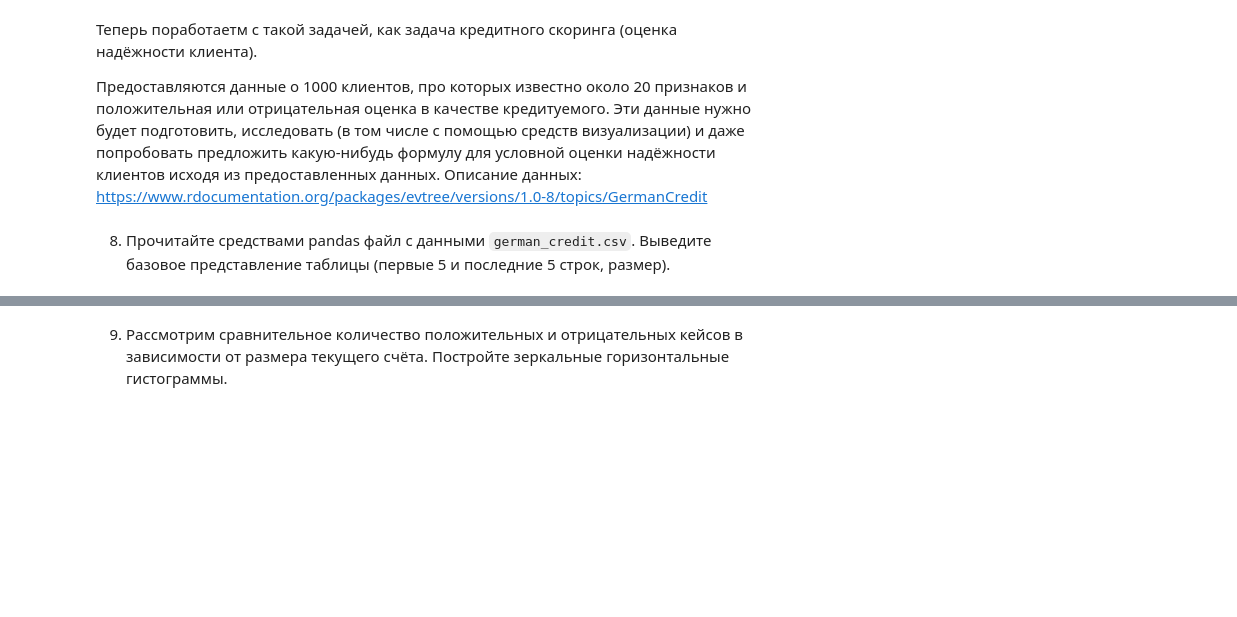
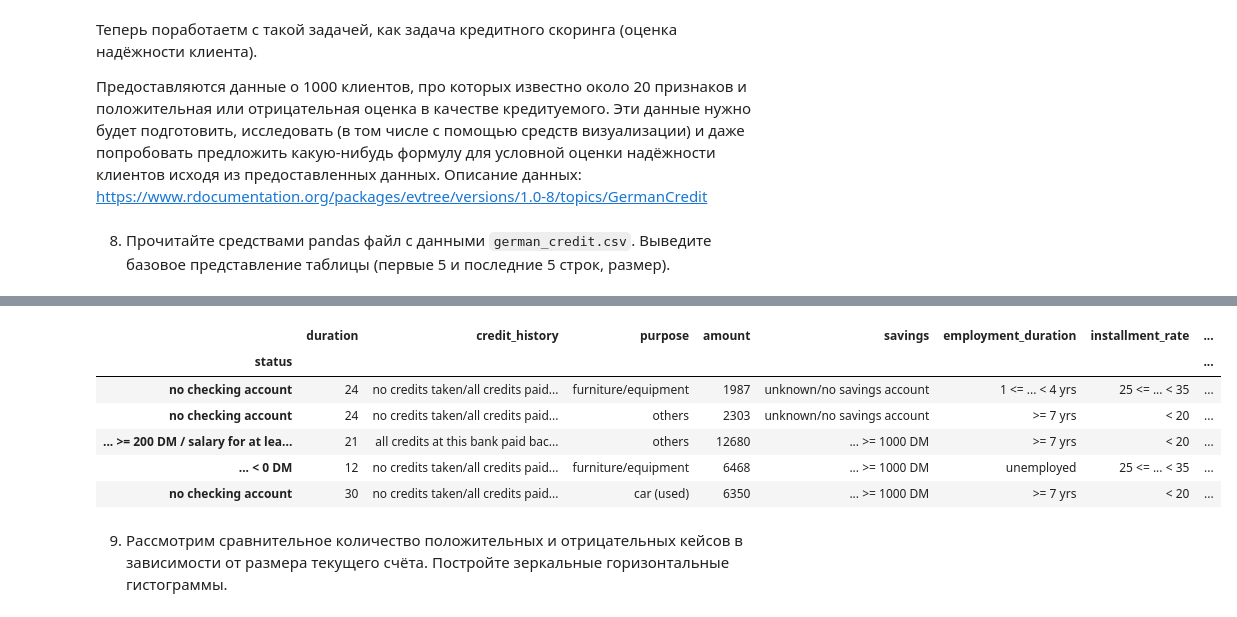
Before and after one commit to EdPogosyan/ML_Ed, a Jupyter notebook: HW-1/hw_practice_sirius_01_pandas_numpy_viz.ipynb, the cells around one changed output, grey strips where cells are left out. Cells and saved outputs as stored; diff of their text form; code cells hidden in the pictures; blank space fills up the shorter version.

```diff
--- a/HW-1/hw_practice_sirius_01_pandas_numpy_viz.ipynb
+++ b/HW-1/hw_practice_sirius_01_pandas_numpy_viz.ipynb
@@ -656,3 +668,13 @@ https://www.rdocumentation.org/packages/evtree/versions/1.0-8/topics/GermanCredi
+# %%
+german_credit_df.tail(5)
+# %% [output]
+|  | duration | credit_history | purpose | amount | savings | employment_duration | installment_rate | ... |
+| status |  |  |  |  |  |  |  | ... |
+| no checking account | 24 | no credits taken/all credits paid... | furniture/equipment | 1987 | unknown/no savings account | 1 <= ... < 4 yrs | 25 <= ... < 35 | ... |
+| no checking account | 24 | no credits taken/all credits paid... | others | 2303 | unknown/no savings account | >= 7 yrs | < 20 | ... |
+| ... >= 200 DM / salary for at lea... | 21 | all credits at this bank paid bac... | others | 12680 | ... >= 1000 DM | >= 7 yrs | < 20 | ... |
+| ... < 0 DM | 12 | no credits taken/all credits paid... | furniture/equipment | 6468 | ... >= 1000 DM | unemployed | 25 <= ... < 35 | ... |
+| no checking account | 30 | no credits taken/all credits paid... | car (used) | 6350 | ... >= 1000 DM | >= 7 yrs | < 20 | ... |
 # %% [markdown]
 9. Рассмотрим сравнительное количество положительных и отрицательных кейсов в зависимости от размера текущего счёта. Постройте зеркальные горизонтальные гистограммы.
 # %%
```
Also changed, not shown: parts of 3 cells of this notebook.
